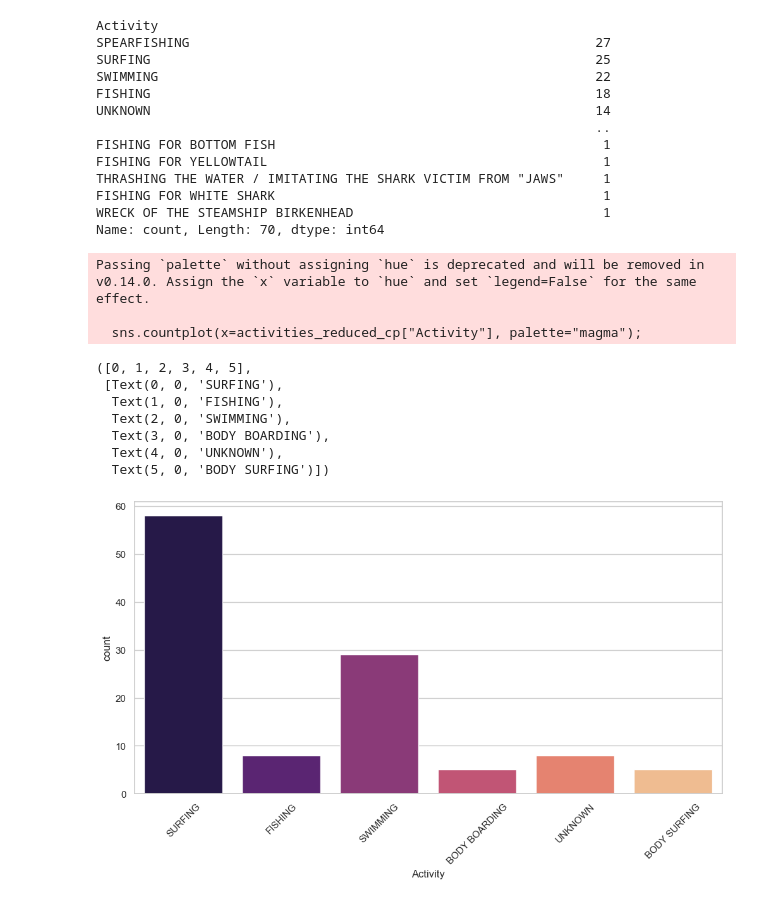
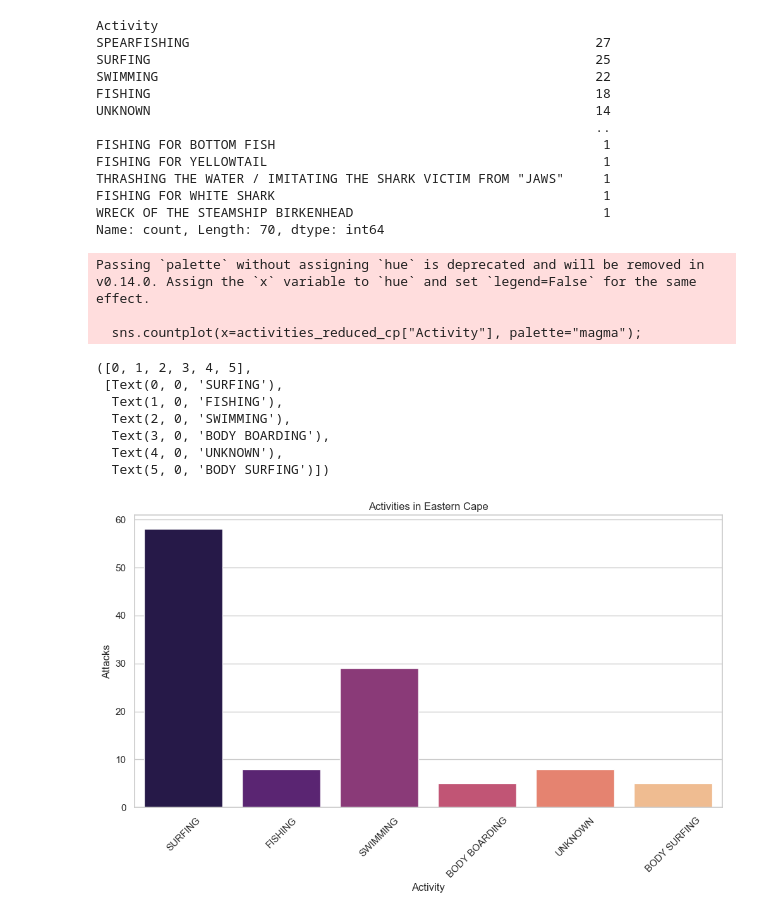
Before and after one commit to Miquelpg6/SHARKS_PROJECT, a Jupyter notebook: Shark Attacks.ipynb, the cells around one changed output. Saved outputs shown, nothing was run; the diff lists cells and outputs as text; code cells hidden in the pictures.

```diff
--- a/Shark Attacks.ipynb
+++ b/Shark Attacks.ipynb
@@ -413,26 +432,29 @@ Name: count, Length: 70, dtype: int64
 # %%
 #EASTERN CAPE PROVINCE DANGEROUS ACTIVITIES and wich months should you avoid doing it.
 
 
 activity_count = eastern_cape_province["Activity"].value_counts()
 filtered_activities = activity_count[activity_count > 4].index
 activities_reduced_cp = eastern_cape_province[eastern_cape_province["Activity"].isin(filtered_activities)]
 
 
 sns.countplot(x=activities_reduced_cp["Activity"], palette="magma");
+plt.xlabel('Activity')
+plt.ylabel('Attacks')
+plt.title('Activities in Eastern Cape')
 plt.xticks(rotation=45)
 # %% [output]
 Passing `palette` without assigning `hue` is deprecated and will be removed in v0.14.0. Assign the `x` variable to `hue` and set `legend=False` for the same effect.
 
   sns.countplot(x=activities_reduced_cp["Activity"], palette="magma");
 ([0, 1, 2, 3, 4, 5],
  [Text(0, 0, 'SURFING'),
   Text(1, 0, 'FISHING'),
   Text(2, 0, 'SWIMMING'),
   Text(3, 0, 'BODY BOARDING'),
   Text(4, 0, 'UNKNOWN'),
   Text(5, 0, 'BODY SURFING')])
-[figure, old version]
+[figure, new version]
 # %%
 
 # From each region most dangerous activities, wich months sould you avoid?
```
Also changed, not shown: parts of 8 cells of this notebook, 7 other files.
